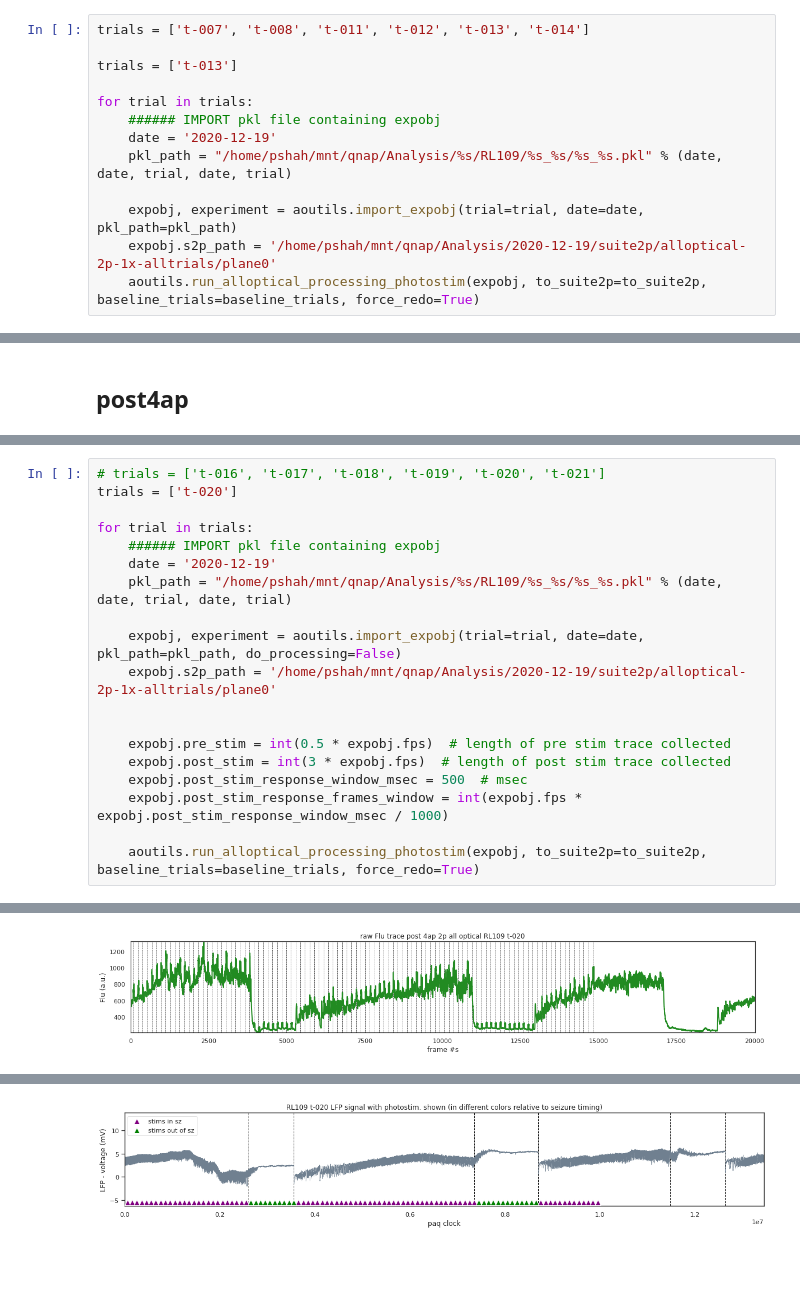
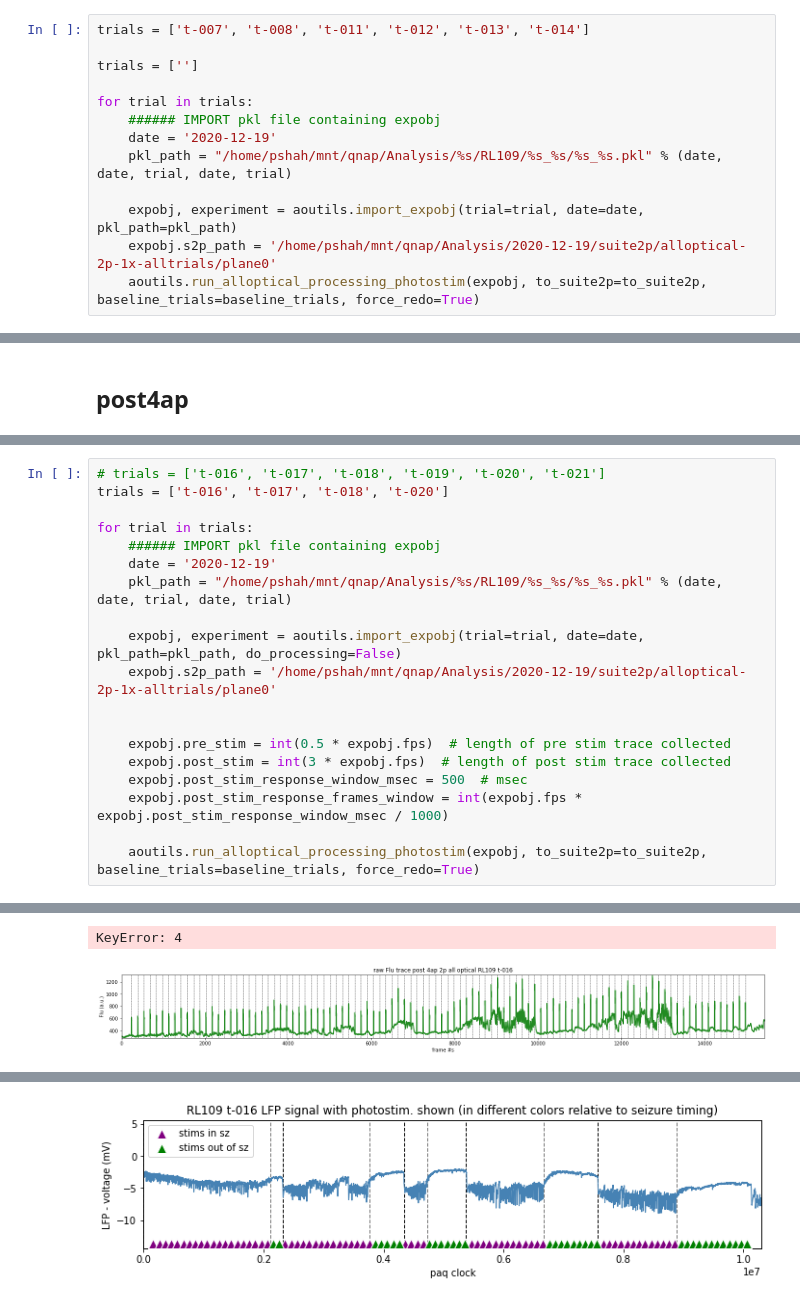
Before and after one commit to Packer-Lab/AllOpticalSeizure, a Jupyter notebook: jupyter_notebooks/RL109/processing_RL109_2020-12-19.ipynb, the cells around one changed output, grey strips where cells are left out. Saved outputs shown, nothing was run; the diff lists cells and outputs as text; blank space fills up the shorter version.

```diff
--- a/jupyter_notebooks/RL109/processing_RL109_2020-12-19.ipynb
+++ b/jupyter_notebooks/RL109/processing_RL109_2020-12-19.ipynb
@@ -24,7 +24,7 @@ baseline_trials = ['t-005', 't-006'] # specify which trials to use as spont base
 # %%
 trials = ['t-007', 't-008', 't-011', 't-012', 't-013', 't-014']
 
-trials = ['t-013']
+trials = ['']
 
 for trial in trials:
     ###### IMPORT pkl file containing expobj
@@ -110,6 +49,6 @@ DONE IMPORT of RL109: t-020, post 4ap 2p all optical, 4 sz, trial ends mid sz
 # %%
 # trials = ['t-016', 't-017', 't-018', 't-019', 't-020', 't-021']
-trials = ['t-020']
+trials = ['t-016', 't-017', 't-018', 't-020']
 
 for trial in trials:
     ###### IMPORT pkl file containing expobj
@@ -143 +86,2 @@ Got targets...
+KeyError: 4
-[figure, old version]
+[figure, new version]
@@ -145 +89 @@ Got targets...
-[figure, old version]
+[figure, new version]
```
Also changed, not shown: parts of 3 cells of this notebook, 15 other files.
